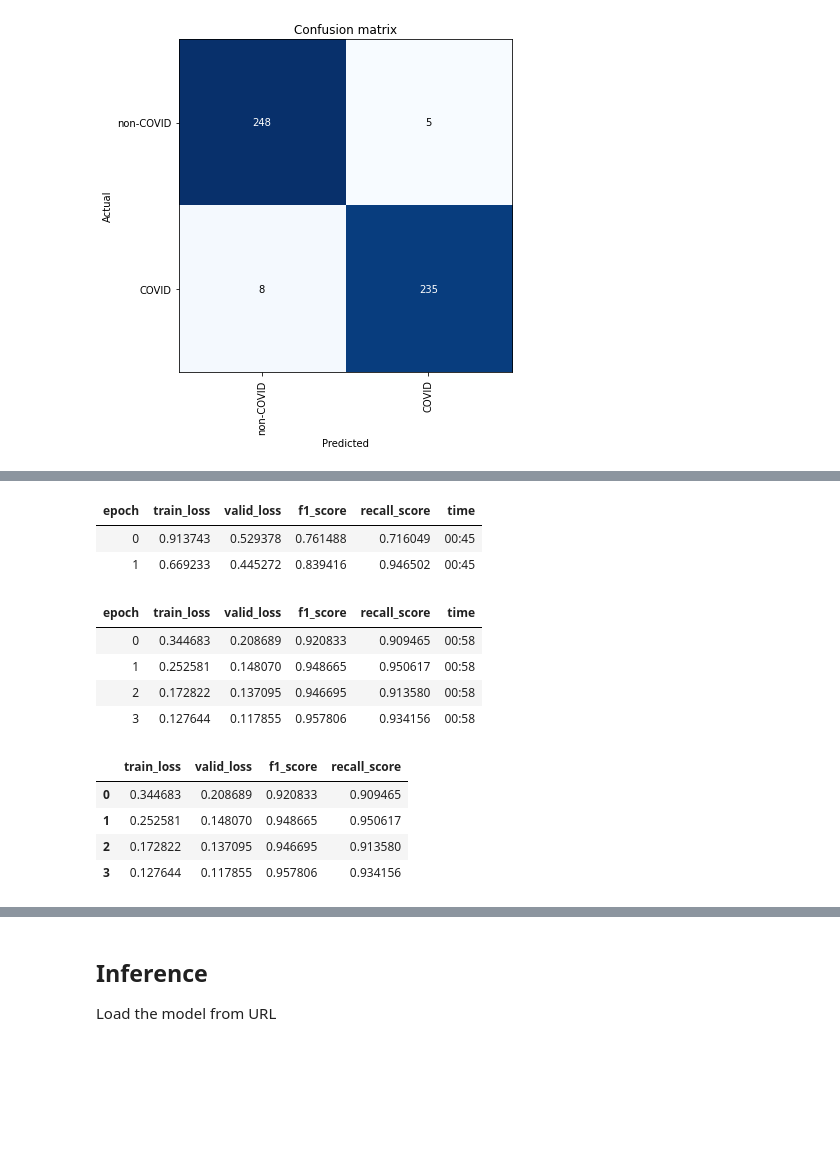
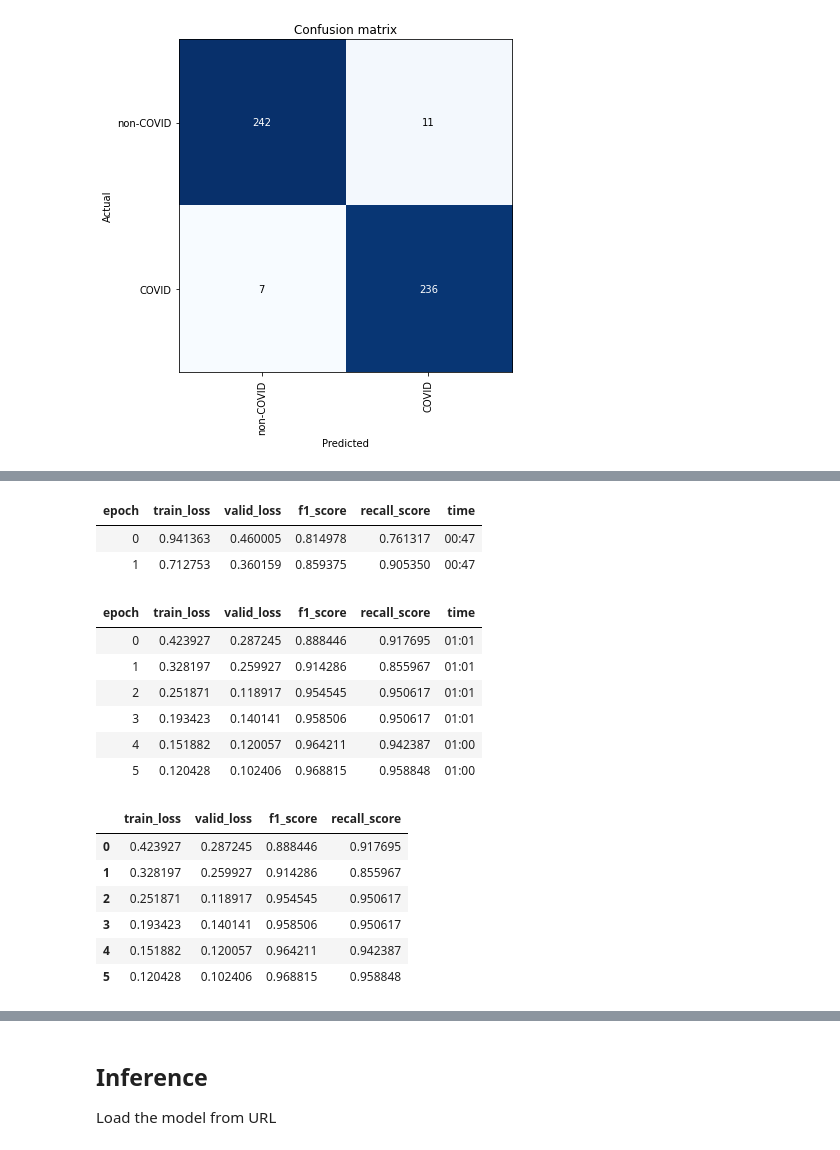
Before and after one commit to tomiambro/covid_transfer_learning, a Jupyter notebook: covid.ipynb, the cells around one changed output, grey strips where cells are left out. Drawn from its saved outputs; the diff is of its cells as text; code cells hidden in the pictures; blank space fills up the shorter version.

```diff
--- a/covid.ipynb
+++ b/covid.ipynb
@@ -104,5 +105,5 @@ torch.cuda.empty_cache()
 # %%
 covid = covid.new(
     item_tfms=Resize(350),
-    batch_tfms=[DeterministicFlip, Contrast(draw=1.25)])
+    batch_tfms=[DeterministicFlip, Contrast(p=1, draw=1.50)])
 dls = covid.dataloaders(path)
@@ -109,3 +170,8 @@ dls = covid.dataloaders(path)
+# %%
+covid = covid.new(
+    item_tfms=Resize(350),
+    batch_tfms=[DeterministicFlip, RandomErasing(1, min_aspect=0.3, sh=0.1)])
+dls = covid.dataloaders(path)
 # %%
 dls.train.show_batch(max_n=4)
 # %% [output]
@@ -120,23 +186,27 @@ trans(train_features[0])
 res34_noise = cnn_learner(dls, resnet34, metrics=[F1Score(), Recall()], path=folder_path)
 # %%
 lr = 1e-3
-res34_noise.fine_tune(4, lr, freeze_epochs=2)
+res34_noise.fine_tune(6, lr, freeze_epochs=2)
 # %% [output]
 | epoch | train_loss | valid_loss | f1_score | recall_score | time |
-| 0 | 0.913743 | 0.529378 | 0.761488 | 0.716049 | 00:45 |
-| 1 | 0.669233 | 0.445272 | 0.839416 | 0.946502 | 00:45 |
+| 0 | 0.941363 | 0.460005 | 0.814978 | 0.761317 | 00:47 |
+| 1 | 0.712753 | 0.360159 | 0.859375 | 0.905350 | 00:47 |
 | epoch | train_loss | valid_loss | f1_score | recall_score | time |
-| 0 | 0.344683 | 0.208689 | 0.920833 | 0.909465 | 00:58 |
-| 1 | 0.252581 | 0.148070 | 0.948665 | 0.950617 | 00:58 |
-| 2 | 0.172822 | 0.137095 | 0.946695 | 0.913580 | 00:58 |
-| 3 | 0.127644 | 0.117855 | 0.957806 | 0.934156 | 00:58 |
+| 0 | 0.423927 | 0.287245 | 0.888446 | 0.917695 | 01:01 |
+| 1 | 0.328197 | 0.259927 | 0.914286 | 0.855967 | 01:01 |
+| 2 | 0.251871 | 0.118917 | 0.954545 | 0.950617 | 01:01 |
+| 3 | 0.193423 | 0.140141 | 0.958506 | 0.950617 | 01:01 |
+| 4 | 0.151882 | 0.120057 | 0.964211 | 0.942387 | 01:00 |
+| 5 | 0.120428 | 0.102406 | 0.968815 | 0.958848 | 01:00 |
 # %%
 df_rec34_noise = pd.DataFrame(res34_noise.recorder.values, columns=['train_loss', 'valid_loss', 'f1_score', 'recall_score'])
 # %%
 df_rec34_noise
 # %% [output]
 |  | train_loss | valid_loss | f1_score | recall_score |
-| 0 | 0.344683 | 0.208689 | 0.920833 | 0.909465 |
-| 1 | 0.252581 | 0.148070 | 0.948665 | 0.950617 |
-| 2 | 0.172822 | 0.137095 | 0.946695 | 0.913580 |
-| 3 | 0.127644 | 0.117855 | 0.957806 | 0.934156 |
+| 0 | 0.423927 | 0.287245 | 0.888446 | 0.917695 |
+| 1 | 0.328197 | 0.259927 | 0.914286 | 0.855967 |
+| 2 | 0.251871 | 0.118917 | 0.954545 | 0.950617 |
+| 3 | 0.193423 | 0.140141 | 0.958506 | 0.950617 |
+| 4 | 0.151882 | 0.120057 | 0.964211 | 0.942387 |
+| 5 | 0.120428 | 0.102406 | 0.968815 | 0.958848 |
```
Also changed, not shown: parts of 38 cells of this notebook.
